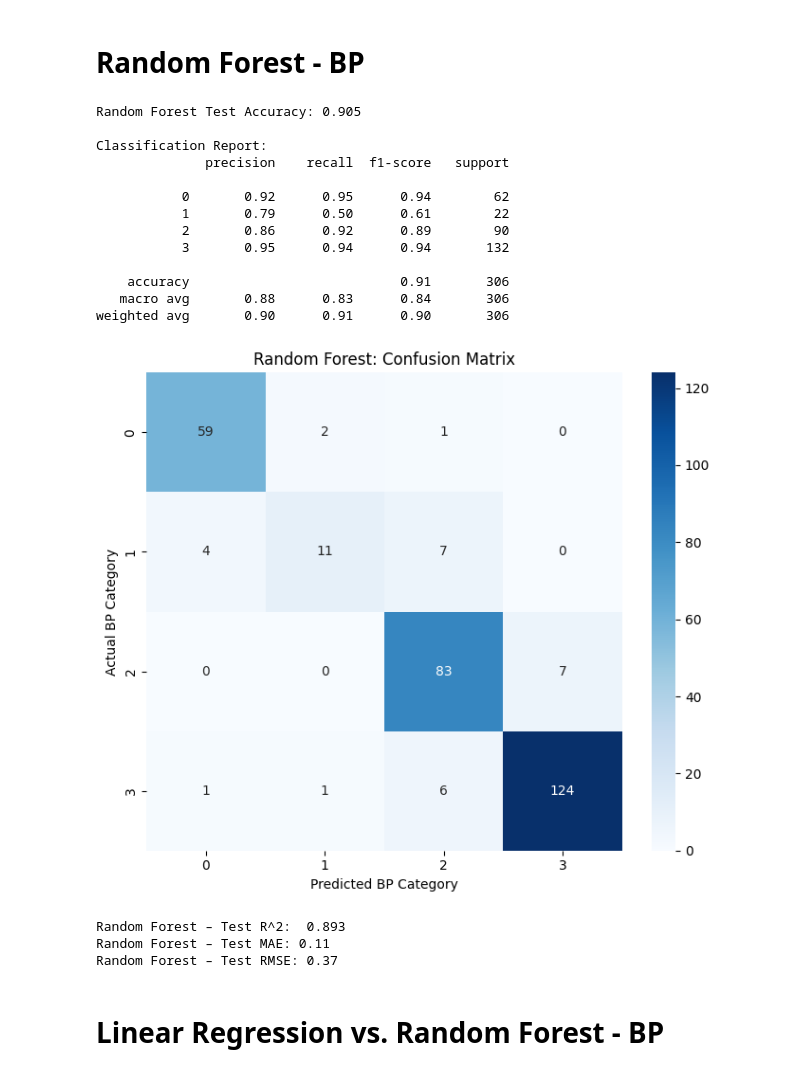
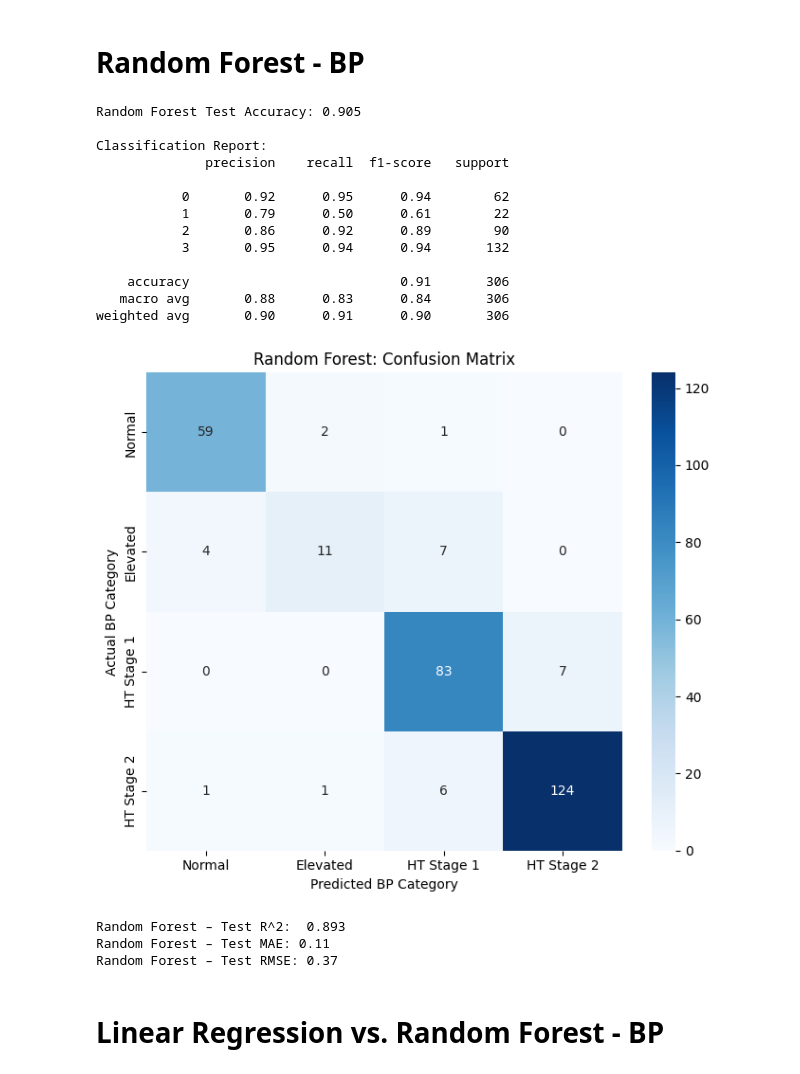
Before and after one commit to DS3001-Group-P/Final-Project, a Jupyter notebook: milestone3.ipynb, the cells around one changed output. Saved outputs shown, nothing was run; the diff lists cells and outputs as text; code cells hidden in the pictures.

```diff
--- a/milestone3.ipynb
+++ b/milestone3.ipynb
@@ -416,40 +422,48 @@ print(f"Random Forest Test Accuracy: {accuracy:.3f}")
 print("\nClassification Report:")
 print(classification_report(y_test, y_pred_rf))
 
-# plot
+#Plot
 plt.figure(figsize=(7,6))
 cm = confusion_matrix(y_test, y_pred_rf)
-sns.heatmap(cm, annot=True, cmap='Blues', fmt='d',
-            xticklabels=rf.classes_,
-            yticklabels=rf.classes_)
+category_labels = ["Normal", "Elevated", "HT Stage 1", "HT Stage 2"]
+sns.heatmap(
+    cm,
+    annot=True,
+    cmap='Blues',
+    fmt='d',
+    xticklabels=category_labels,  # <-- use custom labels
+    yticklabels=category_labels   # <-- use custom labels
+)
 plt.xlabel("Predicted BP Category")
 plt.ylabel("Actual BP Category")
+plt.title("Random Forest: Confusion Matrix")
 plt.tight_layout()
 plt.show()
+
 
 # error
 r2 = r2_score(y_test, y_pred_rf)
 mae = mean_absolute_error(y_test, y_pred_rf)
 rmse = np.sqrt(mean_squared_error(y_test, y_pred_rf))
 
 print(f"Random Forest – Test R^2:  {r2:.3f}")
 print(f"Random Forest – Test MAE: {mae:.2f}")
 print(f"Random Forest – Test RMSE: {rmse:.2f}")
 # %% [output]
 Random Forest Test Accuracy: 0.905
 
 Classification Report:
               precision    recall  f1-score   support
 
            0       0.92      0.95      0.94        62
            1       0.79      0.50      0.61        22
            2       0.86      0.92      0.89        90
            3       0.95      0.94      0.94       132
 
     accuracy                           0.91       306
    macro avg       0.88      0.83      0.84       306
 weighted avg       0.90      0.91      0.90       306
-[figure, old version]
+[figure, new version]
 Random Forest – Test R^2:  0.893
 Random Forest – Test MAE: 0.11
 Random Forest – Test RMSE: 0.37
```
Also changed, not shown: parts of 1 cell of this notebook.
